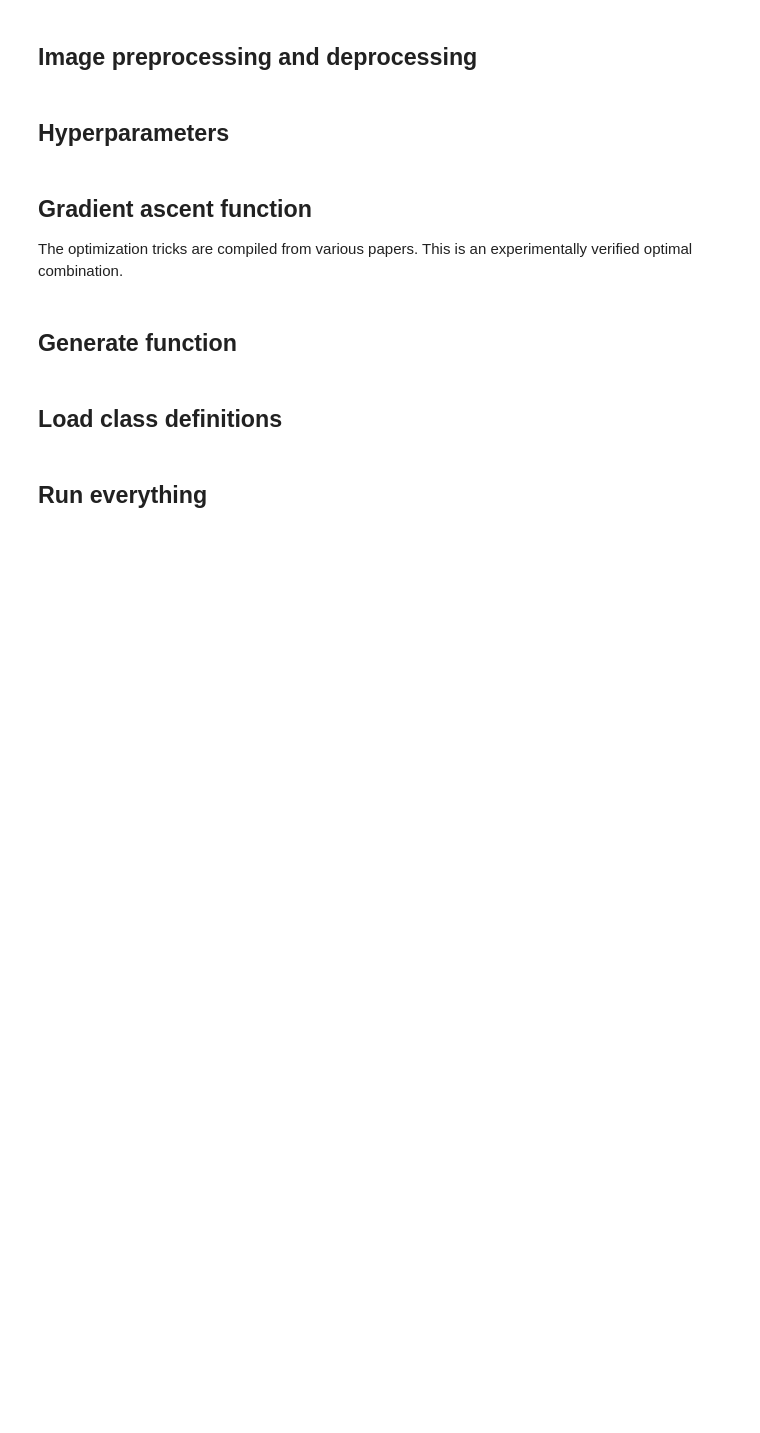
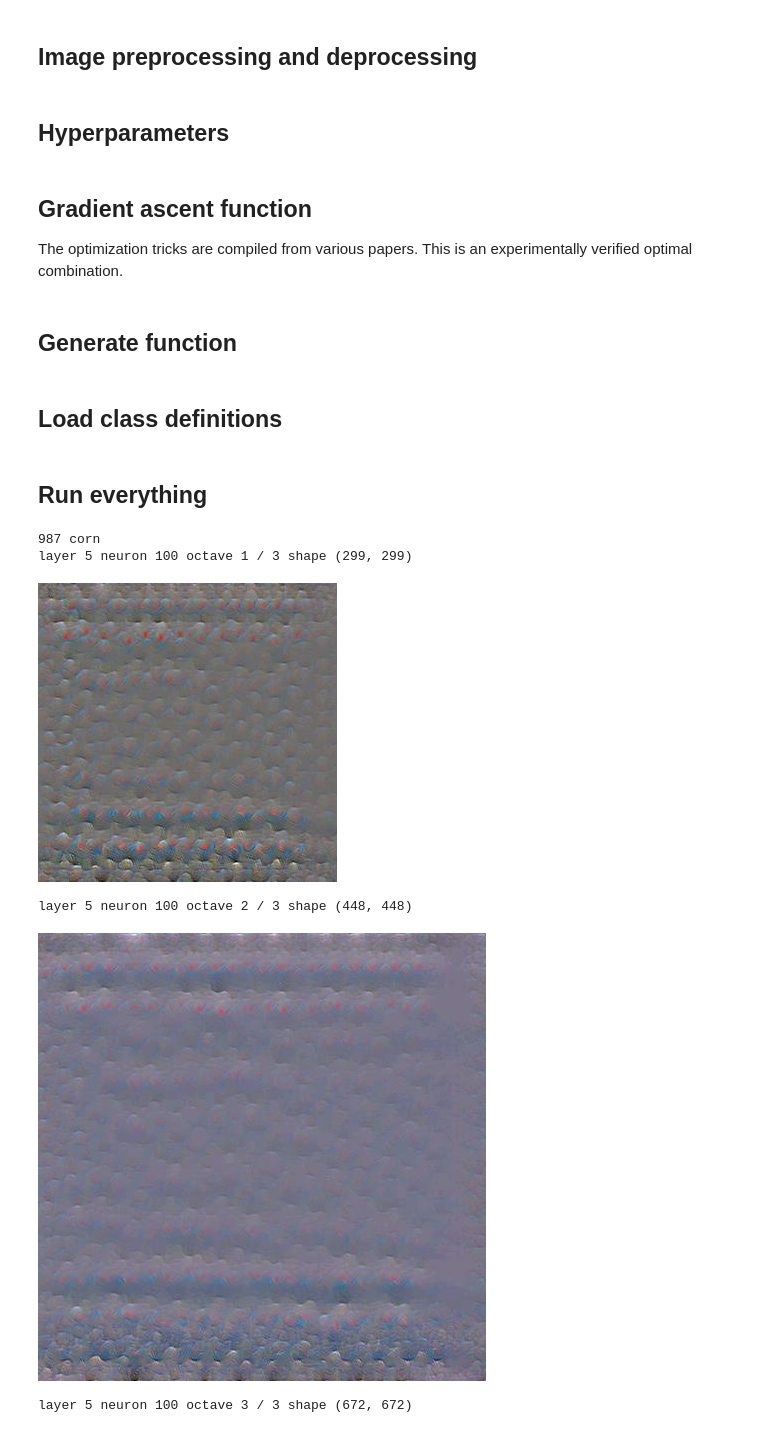
Before and after one commit to zentralwerkstatt/art185ai, a Jupyter notebook: N07_Visualization.ipynb, the cells around one changed output. Saved outputs shown, nothing was run; the diff lists cells and outputs as text; code cells hidden in the pictures; blank space fills up the shorter version.

```diff
--- a/N07_Visualization.ipynb
+++ b/N07_Visualization.ipynb
@@ -148,7 +148,7 @@ def skimage_to_pytorch(img):
 # %% [markdown]
 ## Hyperparameters
 # %%
-ITERATIONS = 300 # Default 300, very good: 2000
+ITERATIONS = 30 # Default 300, very good: 2000
 FILTER = 20 # TV filter frequency, default 20
 JITTER = 32 # Jitter max. offset, default 32
 LR = 0.4 # Learning rate, default 0.4
@@ -301,4 +301,11 @@ for i, line in enumerate(synset_words):
 # %%
 class_ = 987
 print(class_, synset_words[class_])
-img = generate(17, class_, predictions=True)
+img = generate(5, 100, predictions=False)
+# %% [output]
+987 corn
+layer 5 neuron 100 octave 1 / 3 shape (299, 299)
+[figure, added]
+layer 5 neuron 100 octave 2 / 3 shape (448, 448)
+[figure, added]
+layer 5 neuron 100 octave 3 / 3 shape (672, 672)
```
Also changed, not shown: parts of 1 cell of this notebook, 2 other files.
